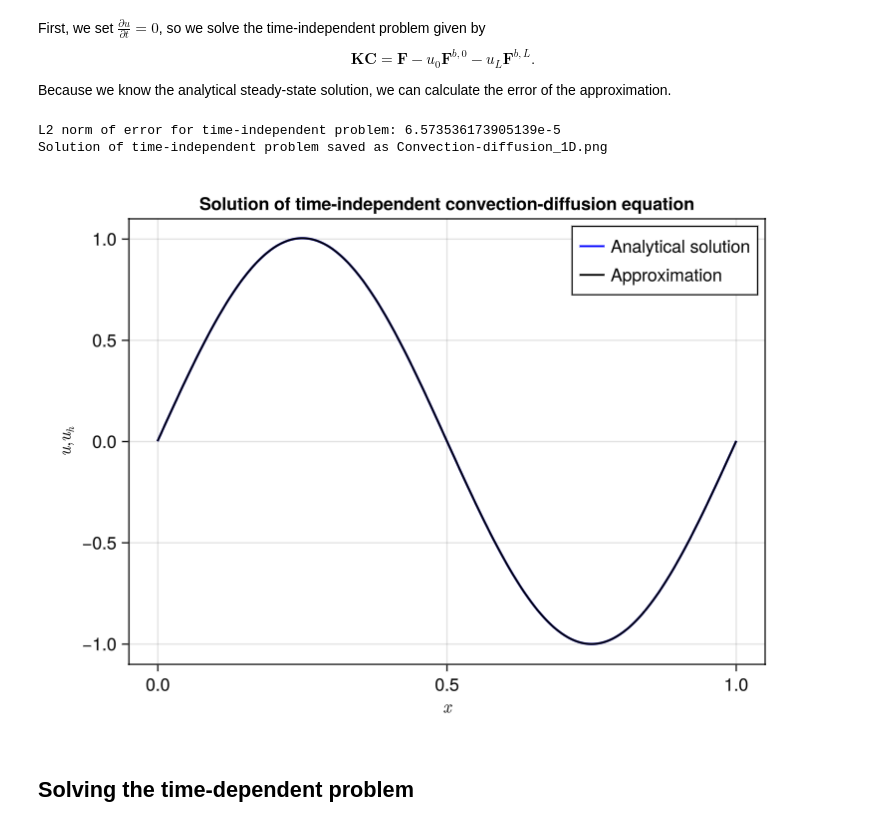
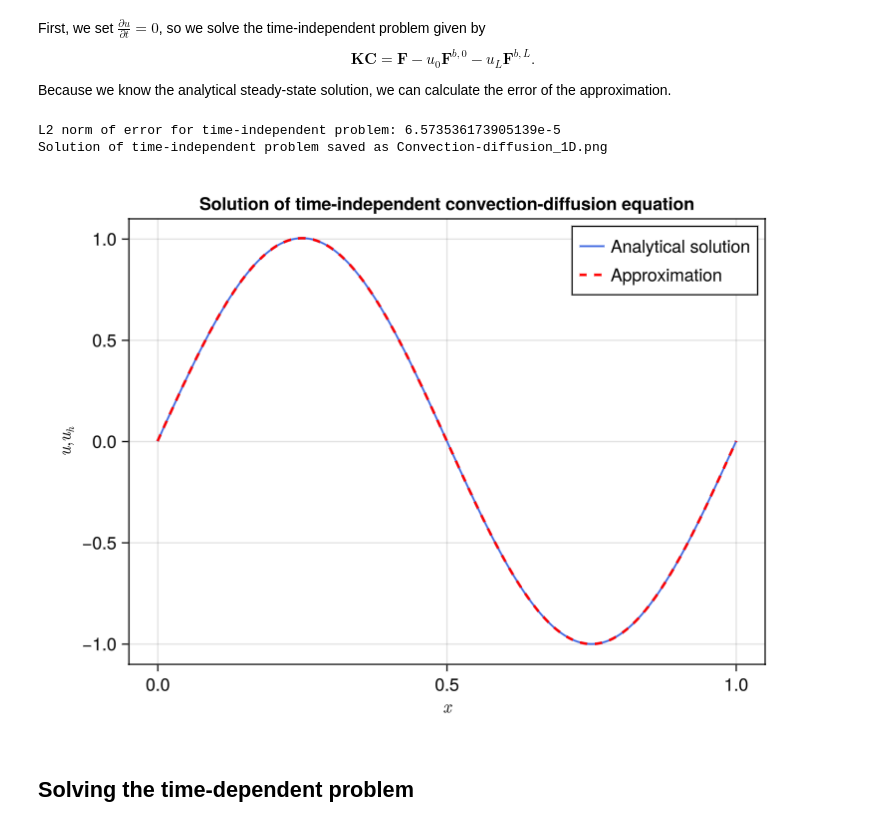
Before and after one commit to jmdankelman/MSc_thesis, a Jupyter notebook: Mantis_examples/Convection-diffusion/Convection-diffusion_1D.ipynb, the cells around one changed output. Drawn from its saved outputs; the diff is of its cells as text; code cells hidden in the pictures.

Commit message:
Change plot colors

```diff
--- a/Mantis_examples/Convection-diffusion/Convection-diffusion_1D.ipynb
+++ b/Mantis_examples/Convection-diffusion/Convection-diffusion_1D.ipynb
@@ -203,36 +203,39 @@ xe_h, ue_h = evaluate_solution(u_h)
 GLMakie.activate!(inline=true)
 fig = Figure(size=(600, 450))
 
 ax = Axis(
     fig[1, 1],
     title="Solution of time-independent convection-diffusion equation",
     xlabel=L"x",
     ylabel=L"u, u_h"
 )
 
 p1 = lines!(
     ax,
     xe_analytical,
     ue_analytical;
-    color=:blue
+    color=:royalblue,
+    linewidth=1.5
 )
 
 p2 = lines!(
     ax,
     xe_h,
     ue_h;
-    color=:black
+    color=:red,
+    linewidth=2,
+    linestyle=:dash
 )
 
 axislegend(ax, [p1, p2], ["Analytical solution", "Approximation"])
 
 save("Convection-diffusion_1D.png", fig)
 println("Solution of time-independent problem saved as Convection-diffusion_1D.png")
 display(fig);
 # %% [output]
 L2 norm of error for time-independent problem: 6.573536173905139e-5
 Solution of time-independent problem saved as Convection-diffusion_1D.png
-[figure, old version]
+[figure, new version]
 # %% [markdown]
 ## Solving the time-dependent problem
 # %% [markdown]
```
Also changed, not shown: parts of 1 cell of this notebook, 2 other files.
